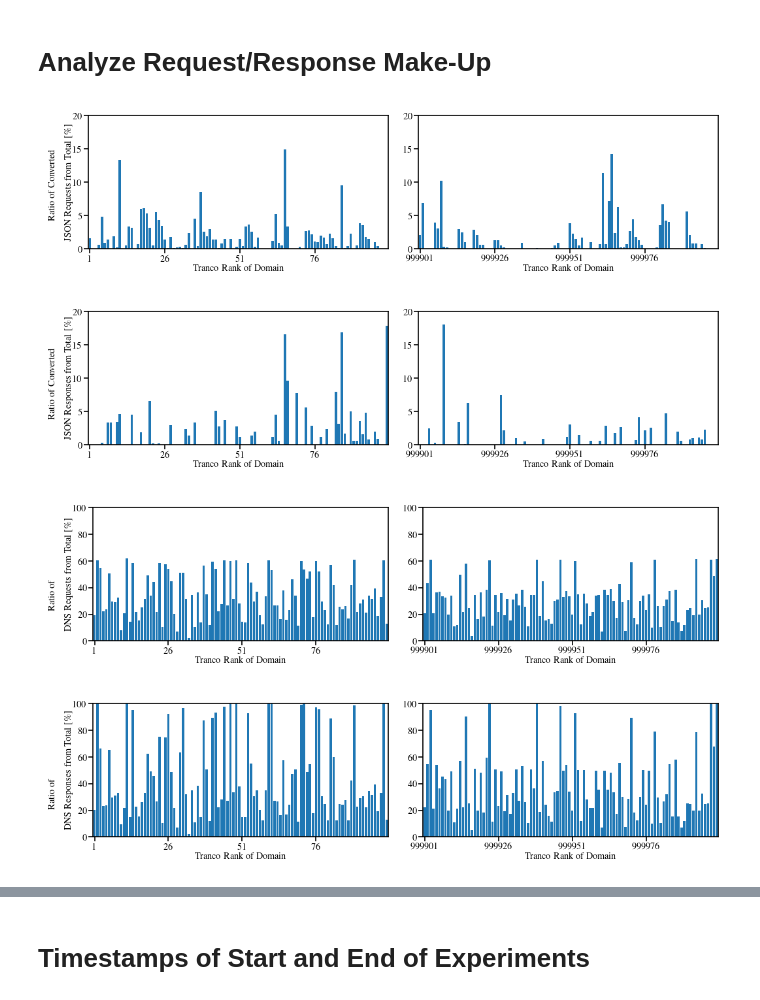
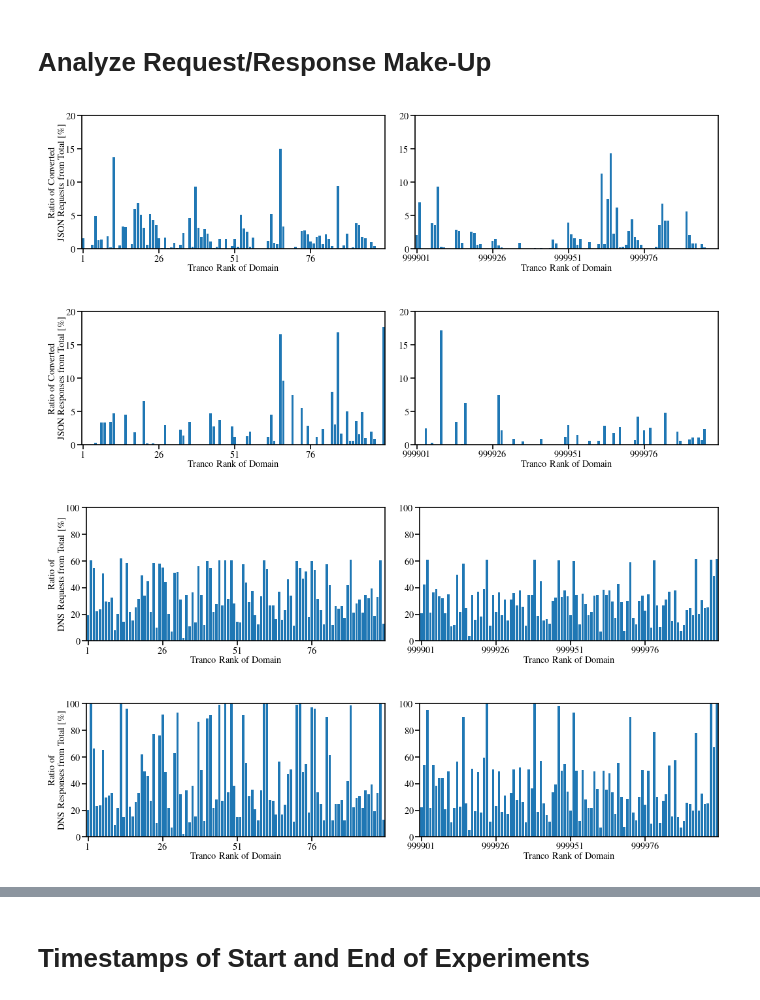
Before and after one commit to miri64/artifacts-tnsm26-cbor-dns-eval, a Jupyter notebook: 06_1evaluation.ipynb, the cells around one changed output, grey strips where cells are left out. Cells and saved outputs as stored; diff of their text form; code cells hidden in the pictures.

```diff
--- a/06_1evaluation.ipynb
+++ b/06_1evaluation.ipynb
@@ -1070,39 +1098,39 @@ for msg in ["reqs", "resps"]:
         ax.ticklabel_format(useOffset=False)
         ax.xaxis.set_major_formatter(matplotlib.ticker.FuncFormatter(lambda x, pos: f"${x:.0f}$"))
         if i == 0:
-            ax.set_ylabel(fr"Ratio of Converted\\JSON {HUMAN[msg]} from Total [\%]")
+            ax.set_ylabel("Ratio of Converted\n"fr"JSON {HUMAN[msg]} from Total [\%]")
         ax.yaxis.set_major_formatter(matplotlib.ticker.FuncFormatter(lambda x, pos: f"${x * 100:.0f}$"))
     fig.tight_layout()
     matplotlib.pyplot.show()
 
 
 for msg in ["reqs", "resps"]:
     fig, axs = matplotlib.pyplot.subplots(ncols=2)
     fig.set_dpi(150)
     for i, (filt, ax) in enumerate(zip((polars.col("domain_rank") <= 100, polars.col("domain_rank") > 100), axs)):
         ax.bar(stats_df.filter(filt)["domain_rank"], stats_df.filter(filt)[f"dns_{msg}_count"])
         ax.set_xlim(stats_df.filter(filt)["domain_rank"].min() - 0.5, stats_df.filter(filt)["domain_rank"].max() + 0.5)
         ax.set_xticks(
             numpy.arange(
                 stats_df.filter(filt)["domain_rank"].min(),
                 stats_df.filter(filt)["domain_rank"].max() + 1,
                 25,
             )
         )
         ax.set_xlabel("Tranco Rank of Domain")
         ax.set_ylim(0, 1)
         ax.ticklabel_format(useOffset=False)
         ax.xaxis.set_major_formatter(matplotlib.ticker.FuncFormatter(lambda x, pos: f"${x:.0f}$"))
         if i == 0:
-            ax.set_ylabel(fr"Ratio of\\DNS {HUMAN[msg]} from Total [\%]")
+            ax.set_ylabel("Ratio of\n "fr"DNS {HUMAN[msg]} from Total [\%]")
         ax.yaxis.set_major_formatter(matplotlib.ticker.FuncFormatter(lambda x, pos: f"${x * 100:.0f}$"))
     fig.tight_layout()
     matplotlib.pyplot.show()
 # %% [output]
-[figure, old version]
+[figure, new version]
-[figure, old version]
+[figure, new version]
-[figure, old version]
+[figure, new version]
-[figure, old version]
+[figure, new version]
 # %%
 json_byte_savings = converted_json_reqs.with_columns(
     byte_savings=polars.col("orig_body_length") - polars.col("new_body_length"),
```
Also changed, not shown: parts of 11 cells of this notebook.
